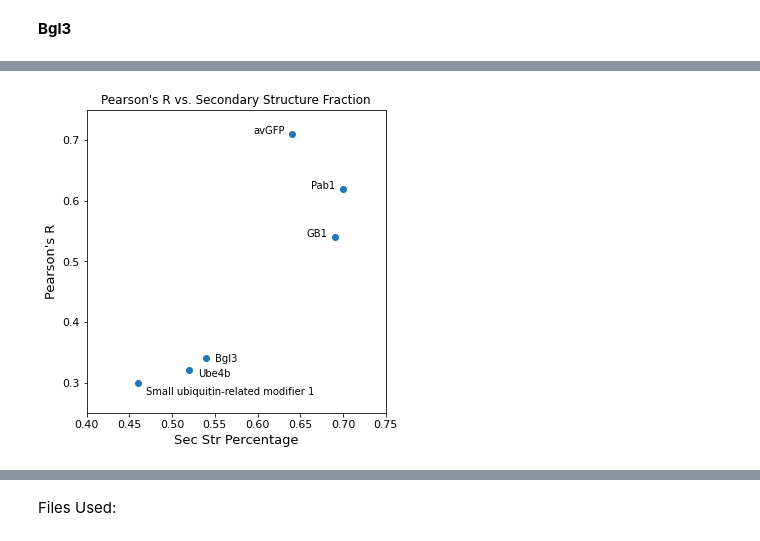
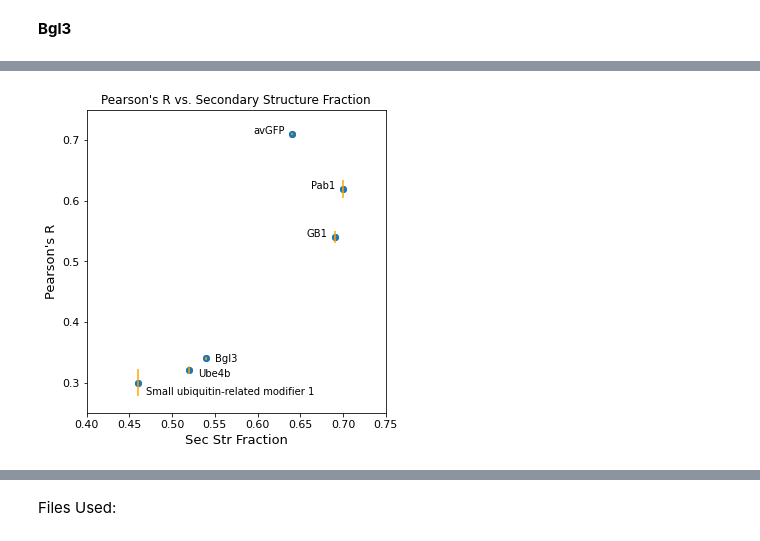
Before and after one commit to deeptiaa/secondary-structure-CNN-learning, a Jupyter notebook: Jupyter Notebooks/Run Results and Plots.ipynb, the cells around one changed output, grey strips where cells are left out. Cells and saved outputs as stored; diff of their text form; code cells hidden in the pictures.

```diff
--- a/Jupyter Notebooks/Run Results and Plots.ipynb
+++ b/Jupyter Notebooks/Run Results and Plots.ipynb
@@ -1502,30 +1551,54 @@ new
 # %%
 import matplotlib.pyplot as plt
 import numpy as np
+from scipy.stats import sem
+
+plt.rcParams["figure.figsize"] = [5.2, 5.2]
+plt.rcParams["figure.autolayout"] = True
+
+# calculating error
+ube4b_trials = [0.31752947397065395, 0.33465549978288195, 0.31247570072920106]
+avgfp_trials = [0.710083012700699, 0.7030185125891608, 0.7049796913441765]
+gb1_trials = [0.6194761800282778, 0.5790423887438166, 0.627454382323644]
+pab1_trials = [0.5417644951977244, 0.5705441360531436, 0.5719824172003054]
+mod_1_trials = [0.3150657241023825, 0.3848698055205211, 0.3734951589525354]
+bgl3_trials = [0.33958805421917987, 0.33163222599674475, 0.33868567141551764]
+
+# calculating the standard error of mean
+ube4b_error = sem(ube4b_trials)
+avgfp_error = sem(avgfp_trials)
+gb1_error = sem(gb1_trials)
+pab1_error = sem(pab1_trials)
+mod_1_error = sem(mod_1_trials)
+bgl3_error = sem(bgl3_trials)
+
+yerror = [mod_1_error, ube4b_error, bgl3_error, avgfp_error, pab1_error, gb1_error]
 
 sec_str = np.array([0.46, 0.52, 0.54, 0.64, 0.69, 0.70])
 pearson_r = np.array([0.30, 0.32, 0.34, 0.71, 0.54, 0.62])
 # n = ['Small ubiquitin-related modifier 1', 'Ube4b', 'Bgl3', 'avGFP', 'Pab1', 'GB1']
 
 plt.title('Pearson\'s R vs. Secondary Structure Fraction')
-plt.xlabel("Sec Str Percentage", fontsize=13)
+plt.xlabel("Sec Str Fraction", fontsize=13)
 plt.xticks(fontsize=11)
 plt.xlim(left=0.4, right=0.75)
 plt.ylabel("Pearson's R", fontsize=13)
 plt.yticks(fontsize=11)
 plt.ylim(top=0.75, bottom=0.25)
 
 plt.scatter(sec_str, pearson_r)
 
 plt.text(x=pearson_r[0]+0.17, y=sec_str[0]-0.18, s='Small ubiquitin-related modifier 1')
 plt.text(x=pearson_r[1]+0.21, y=sec_str[1]-0.21, s='Ube4b')
 plt.text(x=pearson_r[2]+0.21, y=sec_str[2]-0.205, s='Bgl3')
 plt.text(x=pearson_r[3]-0.115, y=sec_str[3]+0.07, s='avGFP')
 plt.text(x=pearson_r[4]+0.1225, y=sec_str[4]-0.07, s='Pab1')
 plt.text(x=pearson_r[5]+0.037, y=sec_str[5]-0.16, s='GB1')
 
+# plt.axis('square')
+plt.errorbar(sec_str, pearson_r, yerr=yerror, fmt='o', ecolor='orange', barsabove=True)
 
 plt.savefig('Pearson\'s R vs. Secondary Structure Fraction.png', bbox_inches='tight')
 plt.show()
 # %% [output]
-[figure, old version]
+[figure, new version]
```
Also changed, not shown: parts of 25 cells of this notebook, 36 other files.
